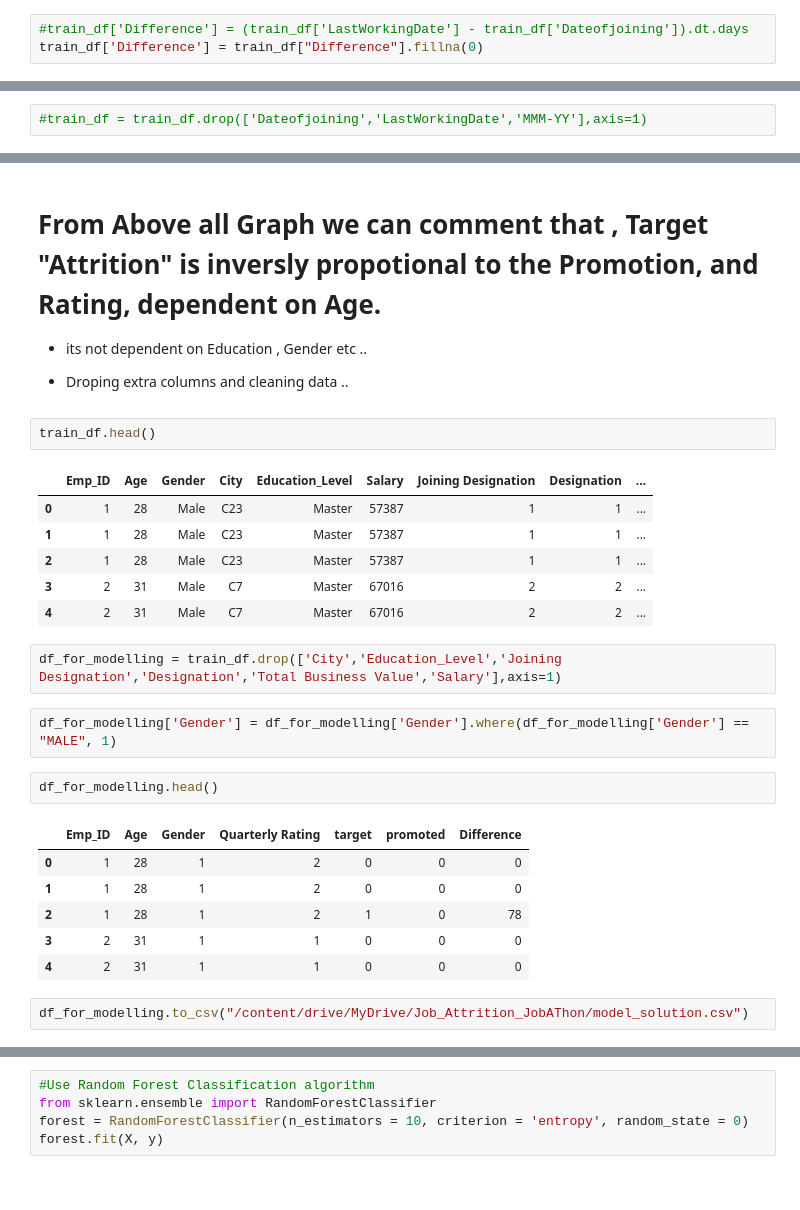
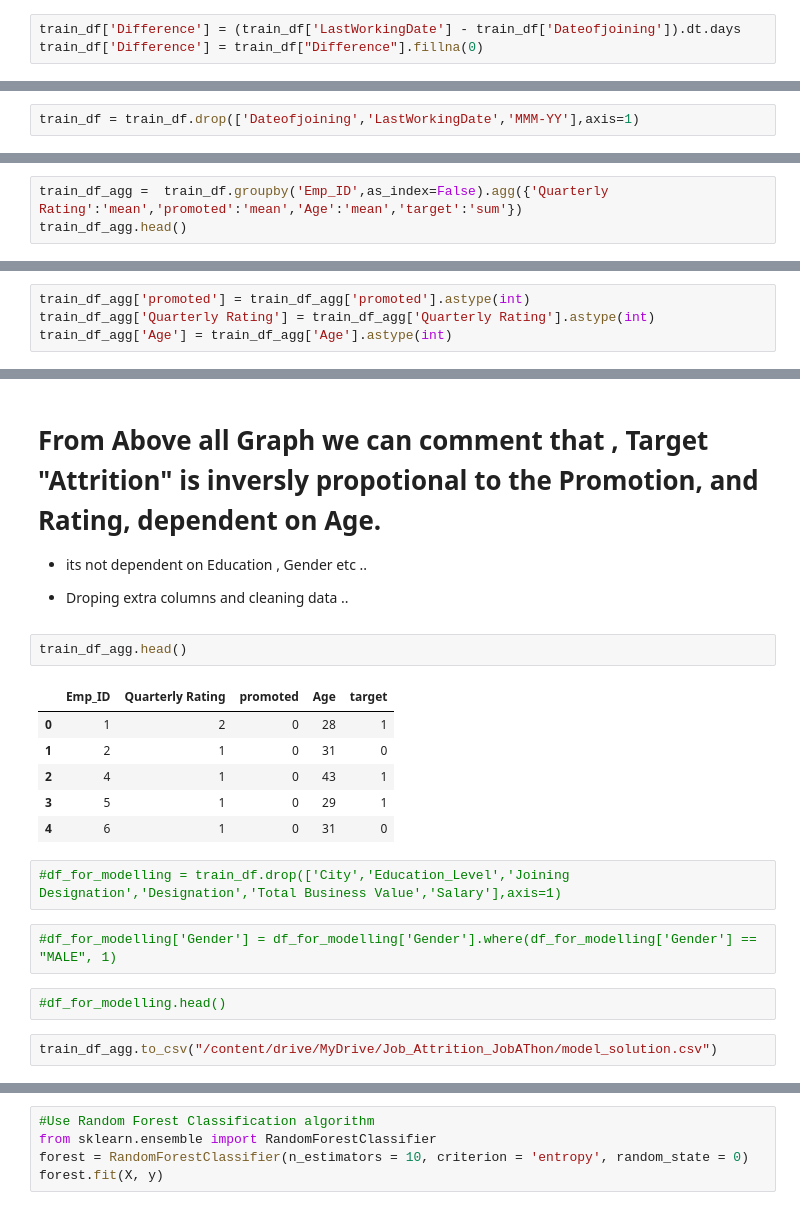
Before and after one commit to mdshah29/DataScience, a Jupyter notebook: PredictAttrition_JobAThon.ipynb, the cells around one changed output, grey strips where cells are left out. Drawn from its saved outputs; the diff is of its cells as text.

```diff
--- a/PredictAttrition_JobAThon.ipynb
+++ b/PredictAttrition_JobAThon.ipynb
@@ -161,7 +163,7 @@ train_df['LastWorkingDate'] = pd.to_datetime(train_df['LastWorkingDate'])
 # %%
 train_df['Dateofjoining'] = pd.to_datetime(train_df['Dateofjoining'])
 # %%
-#train_df['Difference'] = (train_df['LastWorkingDate'] - train_df['Dateofjoining']).dt.days
+train_df['Difference'] = (train_df['LastWorkingDate'] - train_df['Dateofjoining']).dt.days
 train_df['Difference'] = train_df["Difference"].fillna(0)
 # %%
 train_df.head()
@@ -175,5 +185,5 @@ train_df.head()
 # %%
-#train_df = train_df.drop(['Dateofjoining','LastWorkingDate','MMM-YY'],axis=1)
+train_df = train_df.drop(['Dateofjoining','LastWorkingDate','MMM-YY'],axis=1)
 # %%
 train_df['target'] = train_df['target'].astype(int)
 train_df['Difference'] = train_df['Difference'].astype(int)
@@ -186,3 +196,6 @@ train_df.head()
 | 2 | 1 | 28 | Male | C23 | Master | 57387 | 1 | 1 | ... |
 | 3 | 2 | 31 | Male | C7 | Master | 67016 | 2 | 2 | ... |
 | 4 | 2 | 31 | Male | C7 | Master | 67016 | 2 | 2 | ... |
+# %%
+train_df_agg =  train_df.groupby('Emp_ID',as_index=False).agg({'Quarterly Rating':'mean','promoted':'mean','Age':'mean','target':'sum'})
+train_df_agg.head()
@@ -188,0 +209,4 @@ train_df.head()
+# %%
+train_df_agg['promoted'] = train_df_agg['promoted'].astype(int)
+train_df_agg['Quarterly Rating'] = train_df_agg['Quarterly Rating'].astype(int)
+train_df_agg['Age'] = train_df_agg['Age'].astype(int)
@@ -245,29 +272,22 @@ sns.countplot(x='Education_Level', hue='target', data = train_df, palette="color
 
  - Droping extra columns and cleaning data ..
 # %%
-train_df.head()
+train_df_agg.head()
 # %% [output]
-|  | Emp_ID | Age | Gender | City | Education_Level | Salary | Joining Designation | Designation | ... |
-| 0 | 1 | 28 | Male | C23 | Master | 57387 | 1 | 1 | ... |
-| 1 | 1 | 28 | Male | C23 | Master | 57387 | 1 | 1 | ... |
-| 2 | 1 | 28 | Male | C23 | Master | 57387 | 1 | 1 | ... |
-| 3 | 2 | 31 | Male | C7 | Master | 67016 | 2 | 2 | ... |
-| 4 | 2 | 31 | Male | C7 | Master | 67016 | 2 | 2 | ... |
+|  | Emp_ID | Quarterly Rating | promoted | Age | target |
+| 0 | 1 | 2 | 0 | 28 | 1 |
+| 1 | 2 | 1 | 0 | 31 | 0 |
+| 2 | 4 | 1 | 0 | 43 | 1 |
+| 3 | 5 | 1 | 0 | 29 | 1 |
+| 4 | 6 | 1 | 0 | 31 | 0 |
 # %%
-df_for_modelling = train_df.drop(['City','Education_Level','Joining Designation','Designation','Total Business Value','Salary'],axis=1)
+#df_for_modelling = train_df.drop(['City','Education_Level','Joining Designation','Designation','Total Business Value','Salary'],axis=1)
 # %%
-df_for_modelling['Gender'] = df_for_modelling['Gender'].where(df_for_modelling['Gender'] == "MALE", 1)
+#df_for_modelling['Gender'] = df_for_modelling['Gender'].where(df_for_modelling['Gender'] == "MALE", 1)
-# %%
-df_for_modelling.head()
-# %% [output]
-|  | Emp_ID | Age | Gender | Quarterly Rating | target | promoted | Difference |
-| 0 | 1 | 28 | 1 | 2 | 0 | 0 | 0 |
-| 1 | 1 | 28 | 1 | 2 | 0 | 0 | 0 |
-| 2 | 1 | 28 | 1 | 2 | 1 | 0 | 78 |
-| 3 | 2 | 31 | 1 | 1 | 0 | 0 | 0 |
-| 4 | 2 | 31 | 1 | 1 | 0 | 0 | 0 |
+# %%
+#df_for_modelling.head()
 # %%
-df_for_modelling.to_csv("/content/drive/MyDrive/Job_Attrition_JobAThon/model_solution.csv")
+train_df_agg.to_csv("/content/drive/MyDrive/Job_Attrition_JobAThon/model_solution.csv")
 # %%
 # Extracting target var in different df
 
```
Also changed, not shown: parts of 23 cells of this notebook.
